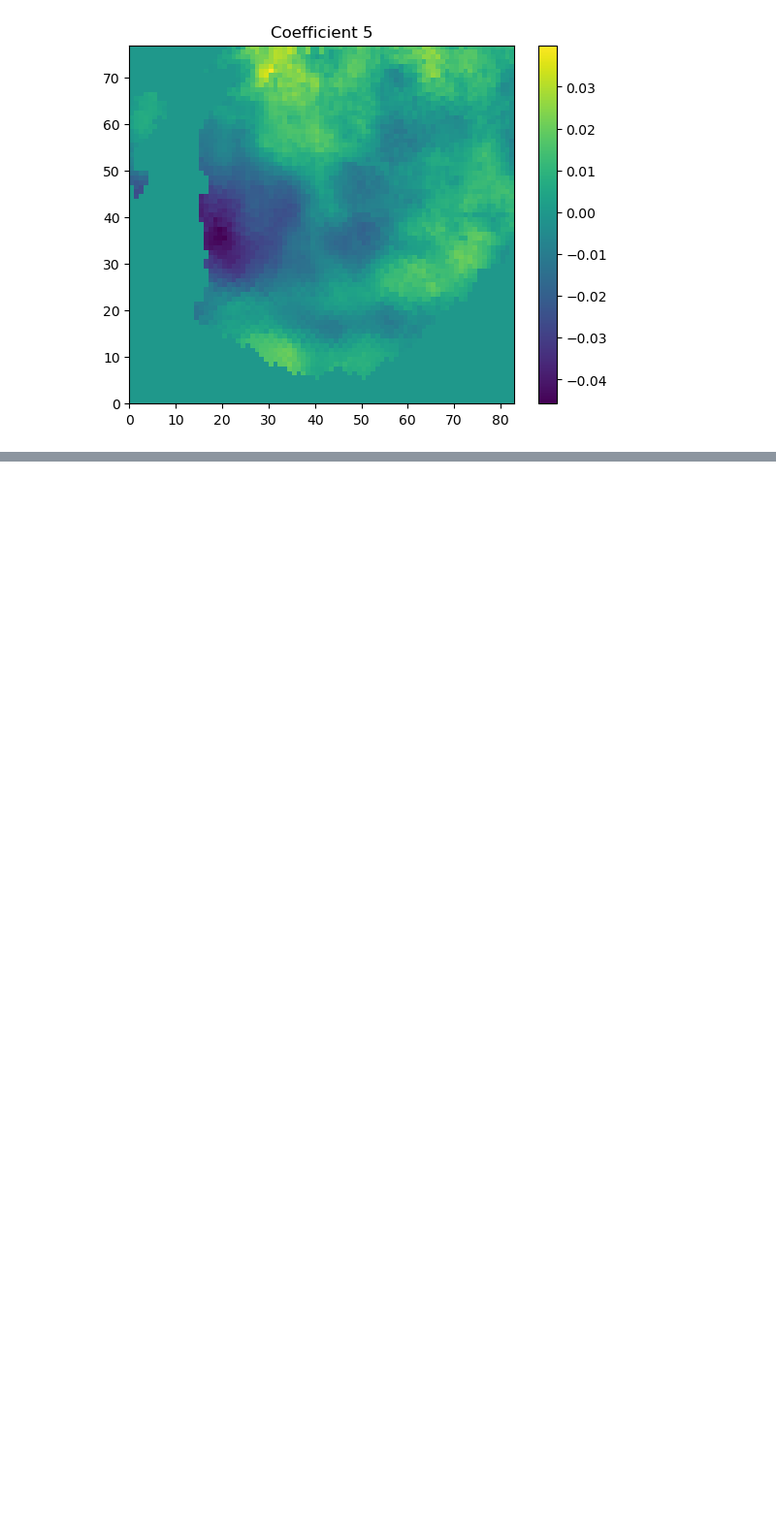
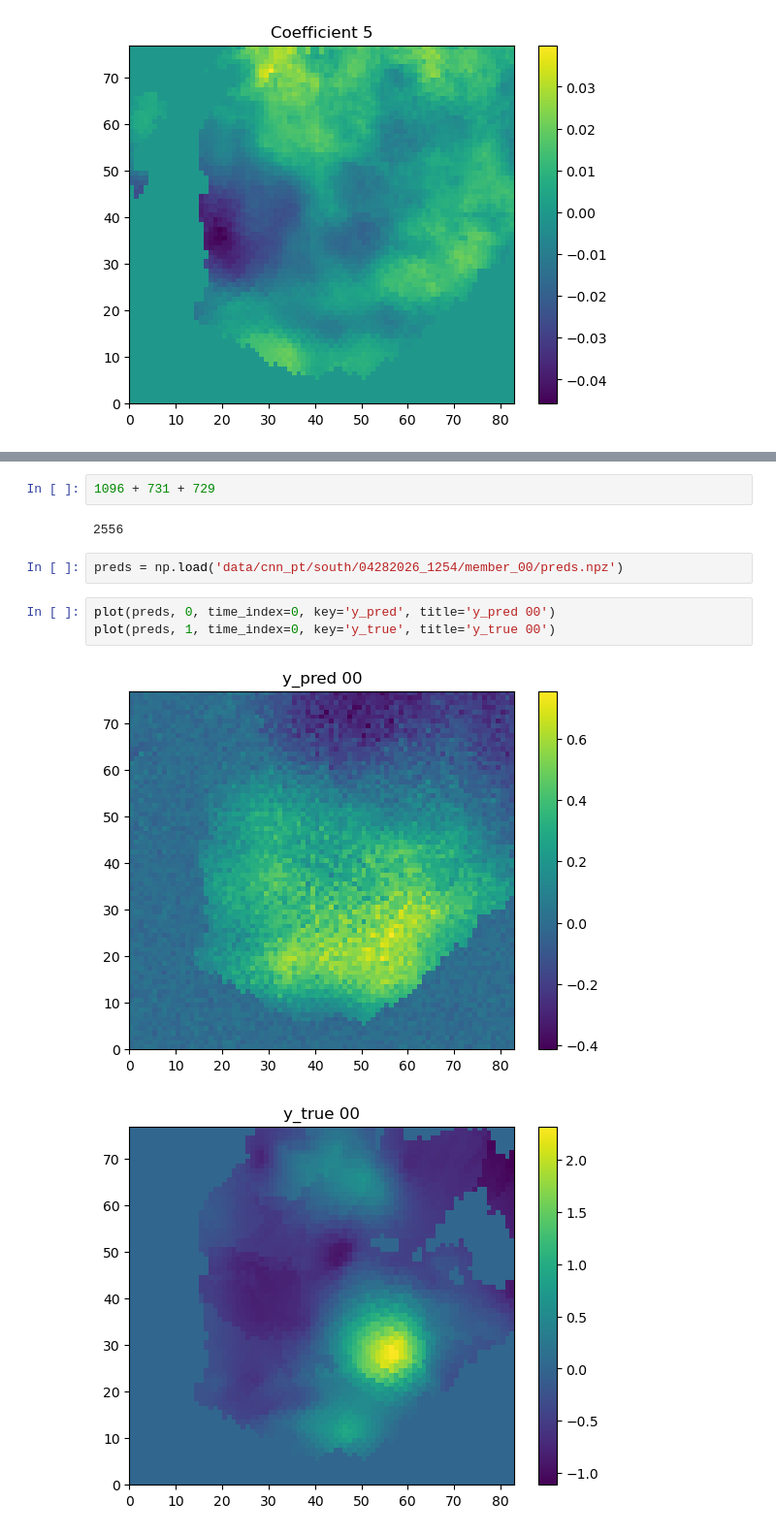
Before and after one commit to jackbassham/thesis-rough, a Jupyter notebook: test_inputs.ipynb, the cells around one changed output, grey strips where cells are left out. Shown at 97% size. Cells and saved outputs as stored; diff of their text form; blank space fills up the shorter version.

```diff
--- a/test_inputs.ipynb
+++ b/test_inputs.ipynb
@@ -121,0 +148,12 @@ for i in range(coeff['arr_0'].shape[0]):
+# %%
+1096 + 731 + 729
+# %% [output]
+2556
+# %%
+preds = np.load('data/cnn_pt/south/04282026_1254/member_00/preds.npz')
+# %%
+plot(preds, 0, time_index=0, key='y_pred', title='y_pred 00')
+plot(preds, 1, time_index=0, key='y_true', title='y_true 00')
+# %% [output]
+[figure, added]
+[figure, added]
```
Also changed, not shown: parts of 5 cells of this notebook, 1 other file.
